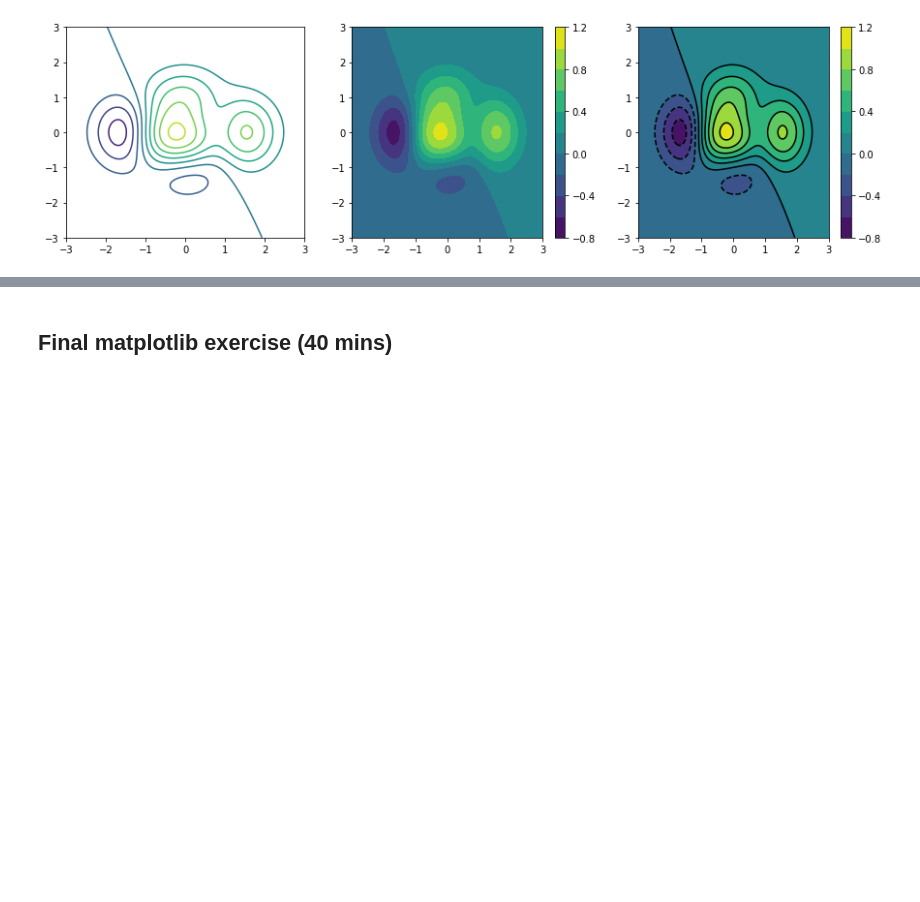
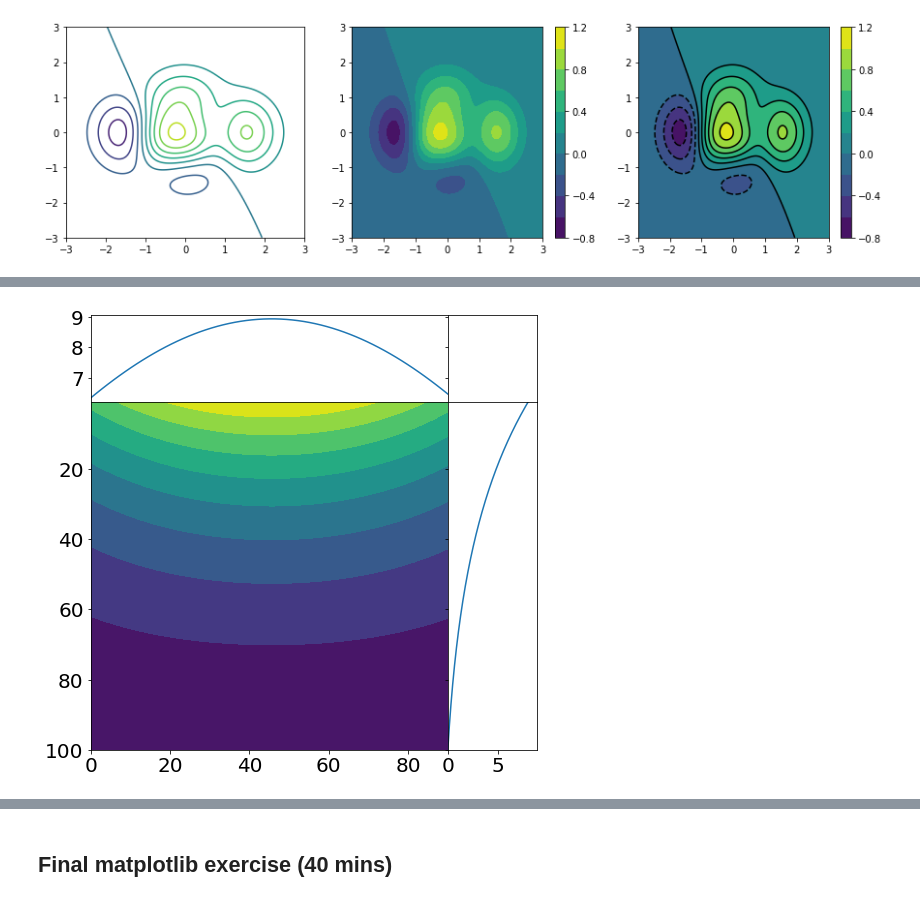
Before and after one commit to ueapy/pythoncourse2019-materials, a Jupyter notebook: notebooks/15-Matplotlib-Intro.ipynb, the cells around one changed output, grey strips where cells are left out. Saved outputs shown, nothing was run; the diff lists cells and outputs as text; code cells hidden in the pictures; blank space fills up the shorter version.

```diff
--- a/notebooks/15-Matplotlib-Intro.ipynb
+++ b/notebooks/15-Matplotlib-Intro.ipynb
@@ -511,0 +402,10 @@ fig.savefig('../figures/MY_AWESOME_FIGURE.png', dpi=300, facecolor='moccasin', b
+# %%
+# Making a grid of temperature data with meshgrid
+
+delta1 = 0.025
+x1 = np.sin(np.arange(np.pi / 4, 3 * np.pi / 4, delta1))
+y1 = 10**np.arange(0, 1, delta1/10)-1
+X1, Y1 = np.meshgrid(x1, y1)
+temp = X1 * Y1
+distance = np.linspace(0, 90, len(x1))
+depth = np.linspace(100,1,len(y1))
@@ -511,0 +432,27 @@ fig.savefig('../figures/MY_AWESOME_FIGURE.png', dpi=300, facecolor='moccasin', b
+# %%
+fig, axs = plt.subplots(
+    2,
+    2,
+    figsize=(8, 8),
+    sharex="col",
+    sharey="row",
+    gridspec_kw={"height_ratios": [1, 4], "width_ratios": [4, 1]},
+)
+# gridspec_kw makes Axes with different height and width ratios
+
+fig.subplots_adjust(hspace=0, wspace=0)
+# Removes all whitepace between Axes
+
+axs = axs.ravel()
+# Makes axs into a flat array, easier to call
+
+# Plotting the surface temperature and mean temp depth profile alongside the contour plot of temp
+axs[0].plot(distance, temp[-1, :], label="surface temp")
+axs[2].contourf(distance, depth, temp,10)
+axs[3].plot(np.nanmean(temp, 1), depth)
+
+# Setting limits to make the plot tight
+axs[2].set(xlim=[distance[0], distance[-1]], ylim=[depth[0], depth[-1]])
+axs[3].set(xlim=[np.min(temp), np.max(temp)]);
+# %% [output]
+[figure, added]
```
Also changed, not shown: parts of 44 cells of this notebook.
